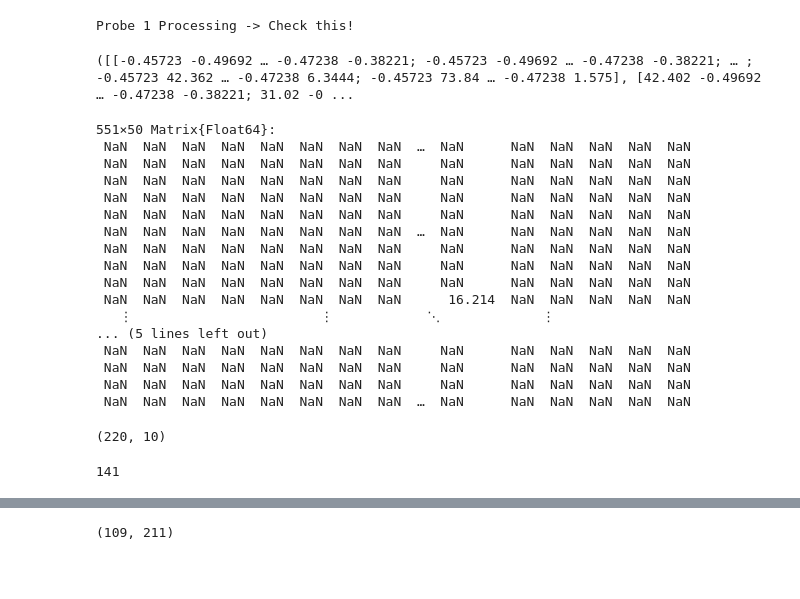
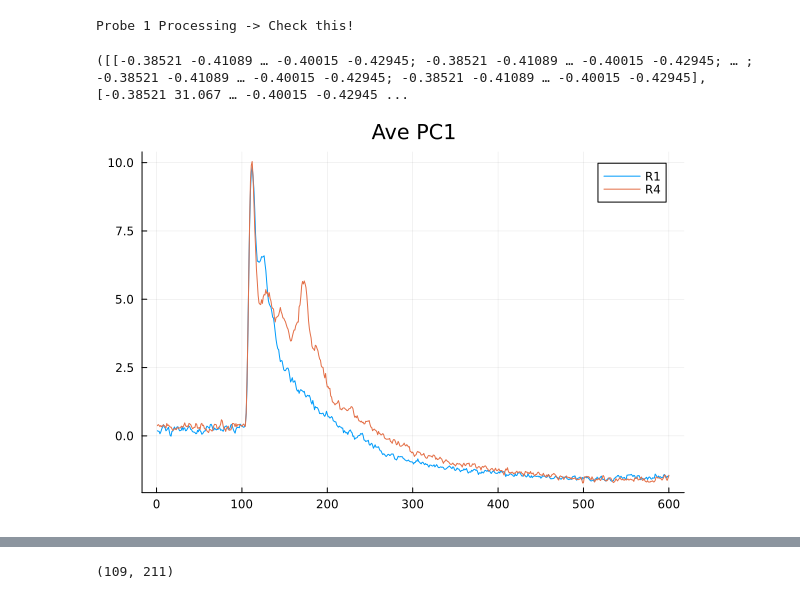
Before and after one commit to ZachLoschin/Encoder_Analysis, a Jupyter notebook: Julia/Switching_Encoder_LickWindow_SingleTrial.ipynb, the cells around one changed output, grey strips where cells are left out. Cells and saved outputs as stored; diff of their text form; code cells hidden in the pictures; blank space fills up the shorter version.

```diff
--- a/Julia/Switching_Encoder_LickWindow_SingleTrial.ipynb
+++ b/Julia/Switching_Encoder_LickWindow_SingleTrial.ipynb
@@ -35,6 +37,6 @@ session_folders = filter(isdir, glob("*", base_path))
 # %%
-session_path = "C:\\Research\\Encoder_Modeling\\Encoder_Analysis\\Processed_Encoder\\R14_529_4thlick\\TD1d_2023_02_21_P2\\";
-# session_path = "C:\\Research\\Encoder_Modeling\\Encoder_Analysis\\Processed_Encoder\\R14_ToInclude\\TD1d_2023_02_21_P2\\";
+# session_path = "C:\\Research\\Encoder_Modeling\\Encoder_Analysis\\Processed_Encoder\\R14_529_4thlick\\TD15d_2024_11_25_P1\\";
+session_path = "C:\\Research\\Encoder_Modeling\\Encoder_Analysis\\Processed_Encoder\\TD15d_2024_11_25_P1\\";
 prb=1;
 
 if prb == 1
@@ -54,25 +56,4 @@ else
 end
 # %% [output]
 Probe 1 Processing -> Check this!
-([[-0.45723 -0.49692 … -0.47238 -0.38221; -0.45723 -0.49692 … -0.47238 -0.38221; … ; -0.45723 42.362 … -0.47238 6.3444; -0.45723 73.84 … -0.47238 1.575], [42.402 -0.49692 … -0.47238 -0.38221; 31.02 -0 ...
+([[-0.38521 -0.41089 … -0.40015 -0.42945; -0.38521 -0.41089 … -0.40015 -0.42945; … ; -0.38521 -0.41089 … -0.40015 -0.42945; -0.38521 -0.41089 … -0.40015 -0.42945], [-0.38521 31.067 … -0.40015 -0.42945 ...
-# %%
-Tongue_mat_R1 = Tongue_mat_R1[50:end, :]
-Tongue_mat_R4 = Tongue_mat_R4[50:end, :]
-# %% [output]
-551×50 Matrix{Float64}:
- NaN  NaN  NaN  NaN  NaN  NaN  NaN  NaN  …  NaN      NaN  NaN  NaN  NaN  NaN
- NaN  NaN  NaN  NaN  NaN  NaN  NaN  NaN     NaN      NaN  NaN  NaN  NaN  NaN
- NaN  NaN  NaN  NaN  NaN  NaN  NaN  NaN     NaN      NaN  NaN  NaN  NaN  NaN
- NaN  NaN  NaN  NaN  NaN  NaN  NaN  NaN     NaN      NaN  NaN  NaN  NaN  NaN
- NaN  NaN  NaN  NaN  NaN  NaN  NaN  NaN     NaN      NaN  NaN  NaN  NaN  NaN
- NaN  NaN  NaN  NaN  NaN  NaN  NaN  NaN  …  NaN      NaN  NaN  NaN  NaN  NaN
- NaN  NaN  NaN  NaN  NaN  NaN  NaN  NaN     NaN      NaN  NaN  NaN  NaN  NaN
- NaN  NaN  NaN  NaN  NaN  NaN  NaN  NaN     NaN      NaN  NaN  NaN  NaN  NaN
- NaN  NaN  NaN  NaN  NaN  NaN  NaN  NaN     NaN      NaN  NaN  NaN  NaN  NaN
- NaN  NaN  NaN  NaN  NaN  NaN  NaN  NaN      16.214  NaN  NaN  NaN  NaN  NaN
-   ⋮                        ⋮            ⋱             ⋮
-... (5 lines left out)
- NaN  NaN  NaN  NaN  NaN  NaN  NaN  NaN     NaN      NaN  NaN  NaN  NaN  NaN
- NaN  NaN  NaN  NaN  NaN  NaN  NaN  NaN     NaN      NaN  NaN  NaN  NaN  NaN
- NaN  NaN  NaN  NaN  NaN  NaN  NaN  NaN     NaN      NaN  NaN  NaN  NaN  NaN
- NaN  NaN  NaN  NaN  NaN  NaN  NaN  NaN  …  NaN      NaN  NaN  NaN  NaN  NaN
@@ -97,8 +60,8 @@ PCA_P1_R4_Cut = [el[1:end-50, :] for el in PCA_P1_R4_Cut];
-# %%
-size(PCA_P1_R1_Cut[1])
-# %% [output]
-(220, 10)
-# %%
-LRCs_R1[34]
-# %% [output]
-141
+# %%
+R1_Ave = average_PCs(PCA_P1_R1)
+R4_Ave = average_PCs(PCA_P1_R4)
+plot(R1_Ave[:,1], label="R1")
+plot!(R4_Ave[:,1], label="R4")
+title!("Ave PC1")
+# %% [output]
+[figure, added]
```
Also changed, not shown: parts of 15 cells of this notebook, 1 other file.
